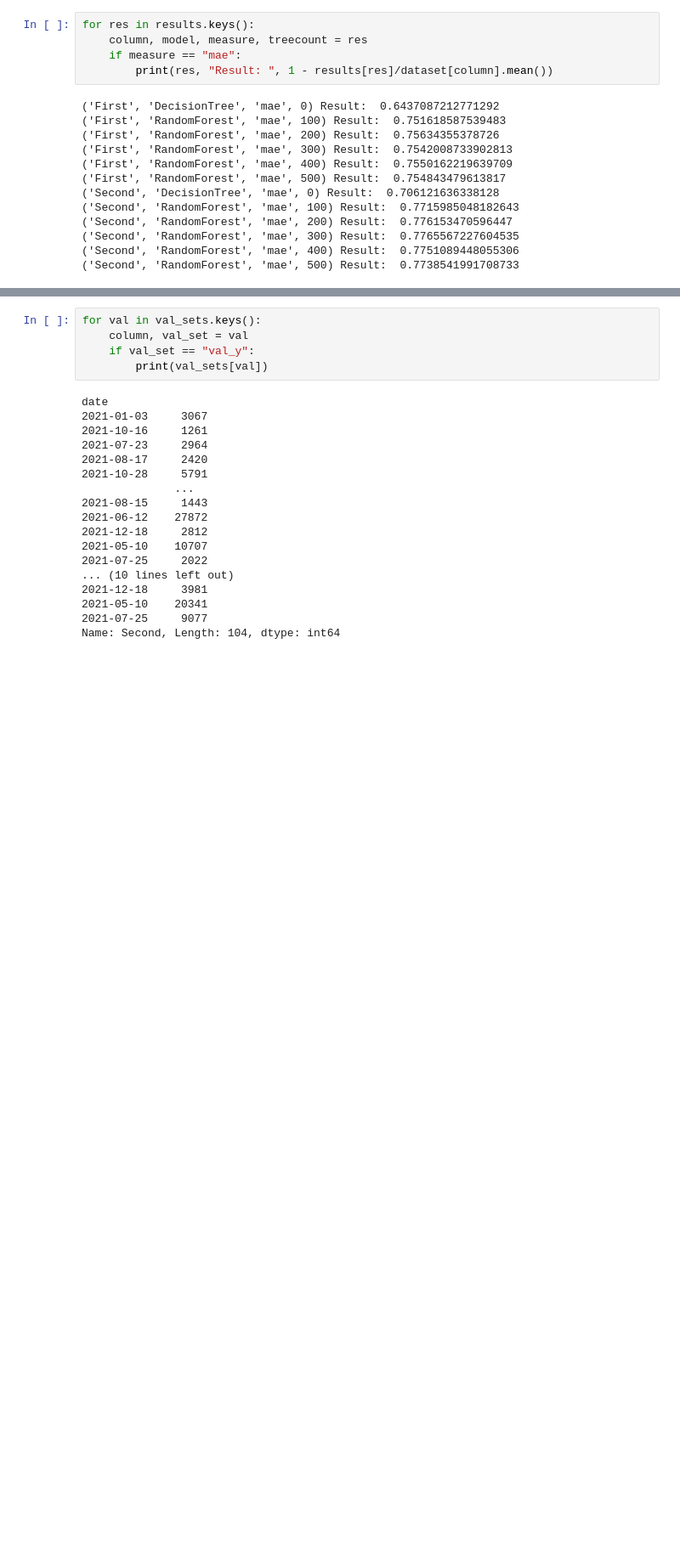
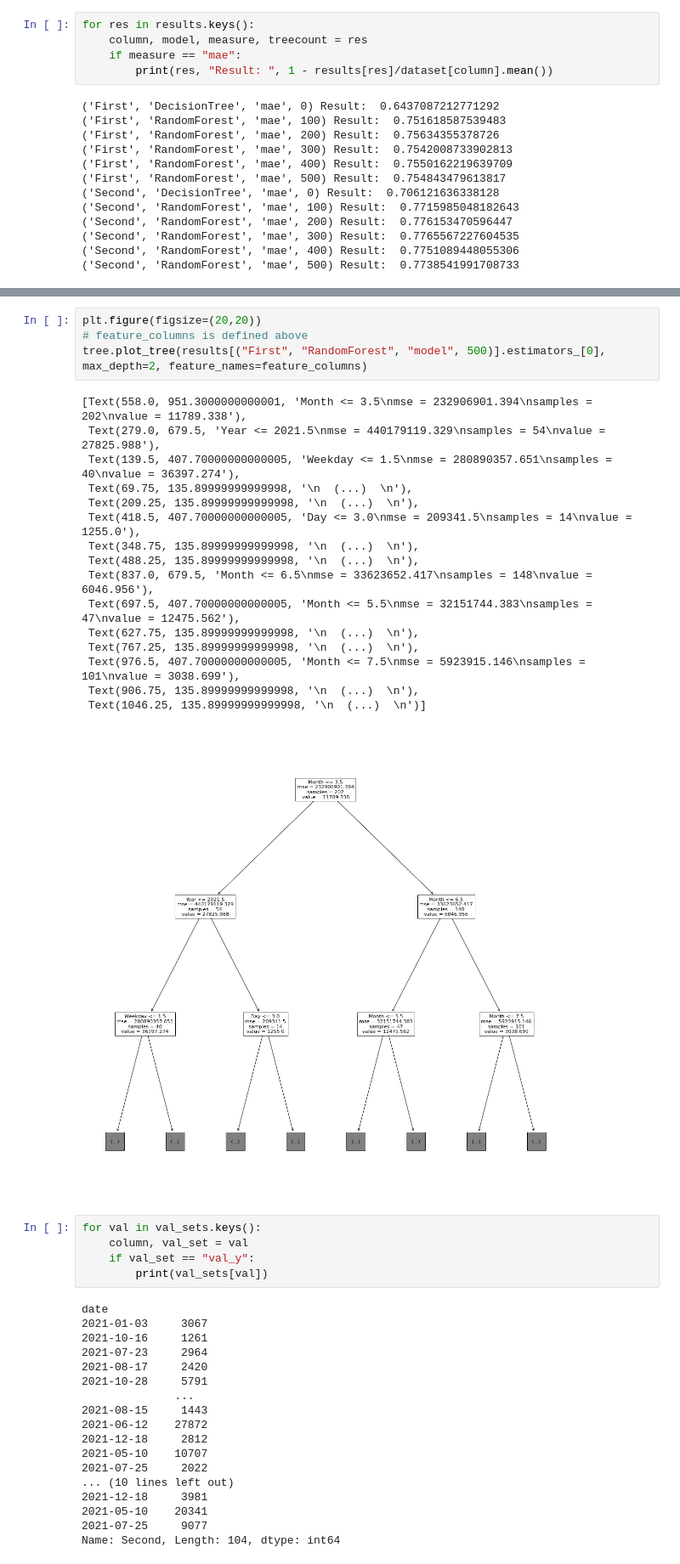
Before and after one commit to mechtal/Vaccination_UK, a Jupyter notebook: ML.ipynb, the cells around one changed output, grey strips where cells are left out. Shown at 85% size. Saved outputs shown, nothing was run; the diff lists cells and outputs as text; blank space fills up the shorter version.

```diff
--- a/ML.ipynb
+++ b/ML.ipynb
@@ -230,3 +284,24 @@ for res in results.keys():
+# %%
+plt.figure(figsize=(20,20))
+# feature_columns is defined above
+tree.plot_tree(results[("First", "RandomForest", "model", 500)].estimators_[0], max_depth=2, feature_names=feature_columns)
+# %% [output]
+[Text(558.0, 951.3000000000001, 'Month <= 3.5\nmse = 232906901.394\nsamples = 202\nvalue = 11789.338'),
+ Text(279.0, 679.5, 'Year <= 2021.5\nmse = 440179119.329\nsamples = 54\nvalue = 27825.988'),
+ Text(139.5, 407.70000000000005, 'Weekday <= 1.5\nmse = 280890357.651\nsamples = 40\nvalue = 36397.274'),
+ Text(69.75, 135.89999999999998, '\n  (...)  \n'),
+ Text(209.25, 135.89999999999998, '\n  (...)  \n'),
+ Text(418.5, 407.70000000000005, 'Day <= 3.0\nmse = 209341.5\nsamples = 14\nvalue = 1255.0'),
+ Text(348.75, 135.89999999999998, '\n  (...)  \n'),
+ Text(488.25, 135.89999999999998, '\n  (...)  \n'),
+ Text(837.0, 679.5, 'Month <= 6.5\nmse = 33623652.417\nsamples = 148\nvalue = 6046.956'),
+ Text(697.5, 407.70000000000005, 'Month <= 5.5\nmse = 32151744.383\nsamples = 47\nvalue = 12475.562'),
+ Text(627.75, 135.89999999999998, '\n  (...)  \n'),
+ Text(767.25, 135.89999999999998, '\n  (...)  \n'),
+ Text(976.5, 407.70000000000005, 'Month <= 7.5\nmse = 5923915.146\nsamples = 101\nvalue = 3038.699'),
+ Text(906.75, 135.89999999999998, '\n  (...)  \n'),
+ Text(1046.25, 135.89999999999998, '\n  (...)  \n')]
+[figure, added]
 # %%
 for val in val_sets.keys():
     column, val_set = val
```
Also changed, not shown: parts of 16 cells of this notebook.
